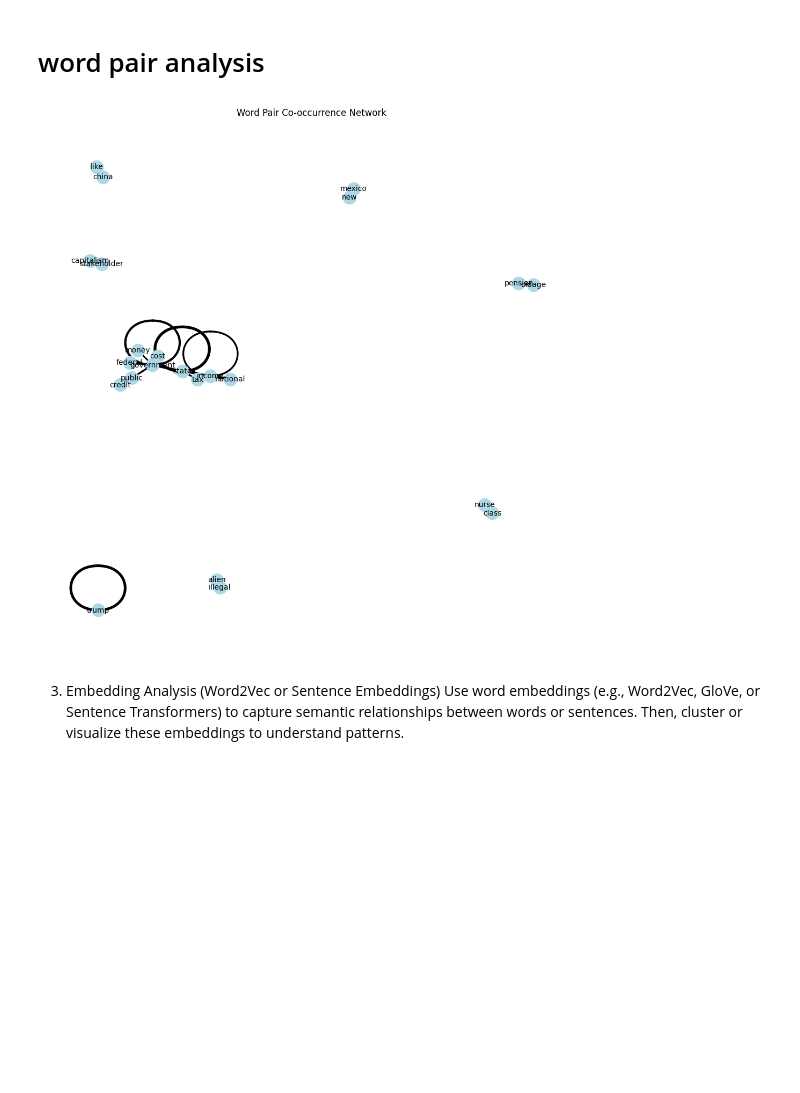
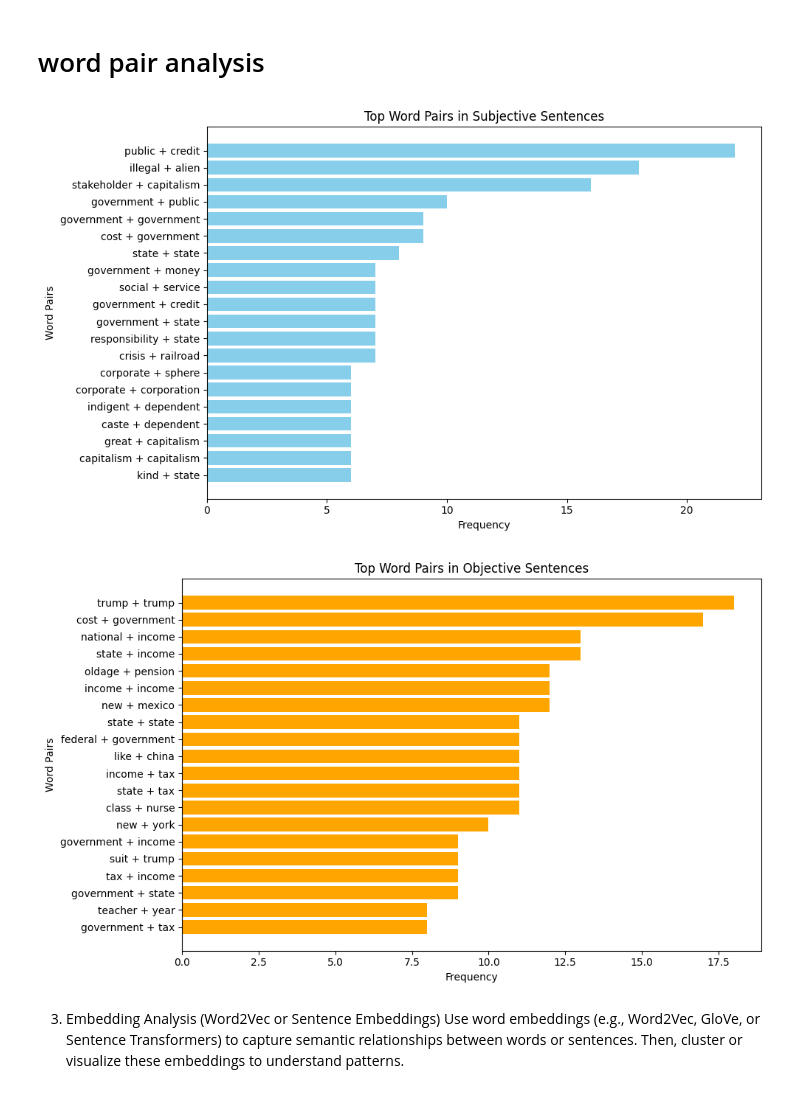
Before and after one commit to rabrie10/AI-project, a Jupyter notebook: model/pre-processing.ipynb, the cells around one changed output. Cells and saved outputs as stored; diff of their text form; code cells hidden in the pictures; blank space fills up the shorter version.

```diff
--- a/model/pre-processing.ipynb
+++ b/model/pre-processing.ipynb
@@ -179,32 +241,49 @@ government go way suppose state think child year public variant
 # %% [markdown]
 # word pair analysis
-# %%
-from collections import Counter
-from itertools import combinations
-import networkx as nx
-import matplotlib.pyplot as plt
-
-# Extract word pairs for each sentence
-word_pairs = []
-for sentence in df['sentence']:
-    word_pairs.extend(combinations(sentence, 2))
-
-# Count word pair frequencies
-pair_counts = Counter(word_pairs).most_common(20)
-
-# Create a network graph of word pairs
-graph = nx.Graph()
-for (word1, word2), count in pair_counts:
-    graph.add_edge(word1, word2, weight=count)
-
-# Plot the graph
-plt.figure(figsize=(10, 10))
-pos = nx.spring_layout(graph)
-nx.draw(graph, pos, with_labels=True, node_color="lightblue", font_size=10, width=[d['weight'] / 5 for _, _, d in graph.edges(data=True)])
-plt.title("Word Pair Co-occurrence Network")
-plt.show()
-# %% [output]
-[figure, removed]
+# %%
+from collections import Counter
+from itertools import combinations
+import networkx as nx
+import matplotlib.pyplot as plt
+
+# Function to create and plot a word pair network for a given category
+
+
+
+# Extract word pair frequencies for subjective sentences
+subj_word_pairs = [pair for sentence in subjective_data['sentence'] for pair in combinations(sentence, 2)]
+subj_pair_counts = Counter(subj_word_pairs).most_common(20)
+
+# Extract word pair frequencies for objective sentences
+obj_word_pairs = [pair for sentence in objective_data['sentence'] for pair in combinations(sentence, 2)]
+obj_pair_counts = Counter(obj_word_pairs).most_common(20)
+
+# Plot word pair frequencies for subjective
+plt.figure(figsize=(10, 6))
+subj_pairs, subj_counts = zip(*subj_pair_counts)
+subj_pairs = [" + ".join(pair) for pair in subj_pairs]
+plt.barh(subj_pairs, subj_counts, color="skyblue")
+plt.title("Top Word Pairs in Subjective Sentences")
+plt.xlabel("Frequency")
+plt.ylabel("Word Pairs")
+plt.gca().invert_yaxis()
+plt.tight_layout()
+plt.show()
+
+# Plot word pair frequencies for objective
+plt.figure(figsize=(10, 6))
+obj_pairs, obj_counts = zip(*obj_pair_counts)
+obj_pairs = [" + ".join(pair) for pair in obj_pairs]
+plt.barh(obj_pairs, obj_counts, color="orange")
+plt.title("Top Word Pairs in Objective Sentences")
+plt.xlabel("Frequency")
+plt.ylabel("Word Pairs")
+plt.gca().invert_yaxis()
+plt.tight_layout()
+plt.show()
+# %% [output]
+[figure, added]
+[figure, added]
 # %% [markdown]
 3. Embedding Analysis (Word2Vec or Sentence Embeddings)
 Use word embeddings (e.g., Word2Vec, GloVe, or Sentence Transformers) to capture semantic relationships between words or sentences. Then, cluster or visualize these embeddings to understand patterns.
```
Also changed, not shown: parts of 17 cells of this notebook, 1 other file.
